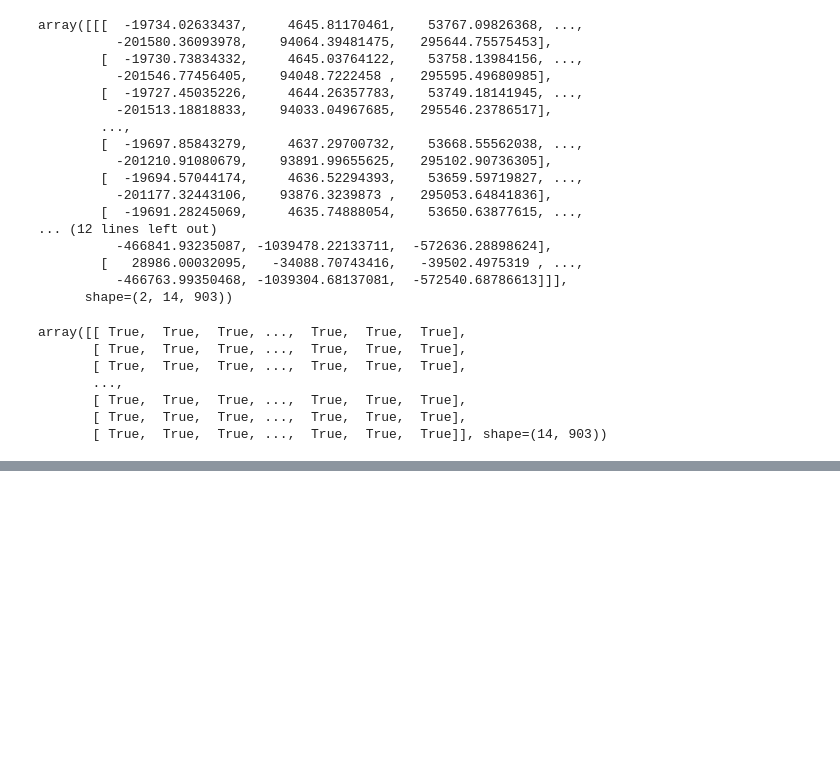
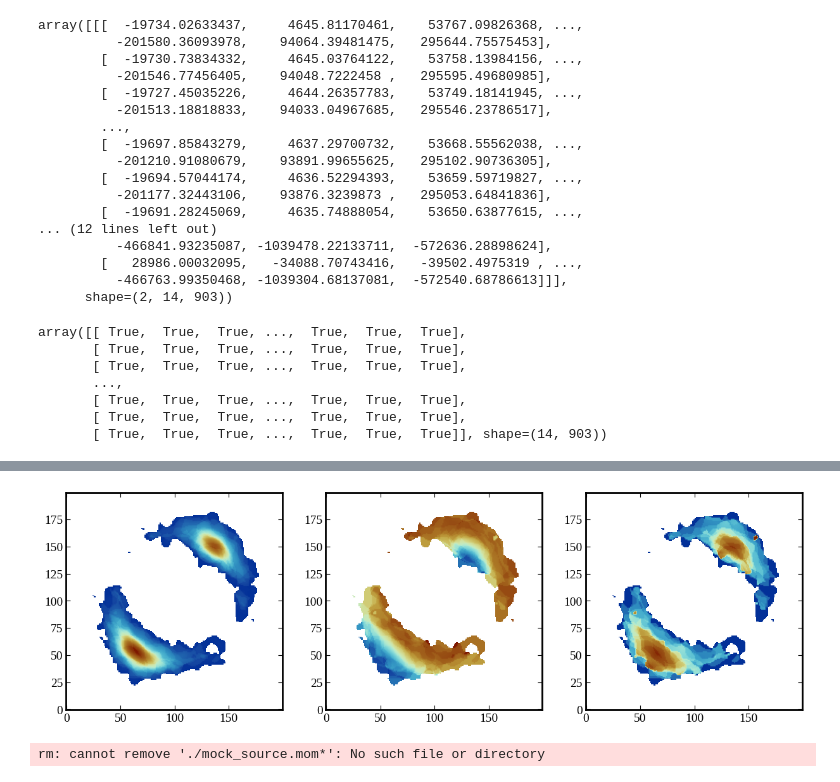
Before and after one commit to tjtakys/glint, a Jupyter notebook: examples/2-1_simobserve.ipynb, the cells around one changed output, grey strips where cells are left out. Drawn from its saved outputs; the diff is of its cells as text; code cells hidden in the pictures; blank space fills up the shorter version.

```diff
--- a/examples/2-1_simobserve.ipynb
+++ b/examples/2-1_simobserve.ipynb
@@ -893,0 +937,48 @@ np.savez(
+# %%
+mom0 = fits.getdata("./sim_imaging/casa_dirty.mom0.fits")
+mom1 = fits.getdata("./sim_imaging/casa_dirty.mom1.fits")
+mom2 = fits.getdata("./sim_imaging/casa_dirty.mom2.fits")
+
+fig, ax = plt.subplots(1, 3, figsize=(15,5))
+ax[0].imshow(mom0, origin='lower', cmap=cm.roma_r)
+ax[1].imshow(mom1, origin='lower', cmap=cm.roma_r)
+ax[2].imshow(mom2, origin='lower', cmap=cm.roma_r)
+plt.show()
+# %% [output]
+[figure, added]
+# %%
+# source model cubeのmoments mapも作ってみる
+os.system("rm -r ./sim_imaging/sim_imaging.alma.cycle7.5.skymodel.mom*")
+for m in [0,1,2]:
+    immoments(
+        imagename="./sim_imaging/sim_imaging.alma.cycle7.5.skymodel",
+        moments=[m],
+        axis = 'spectral',
+        outfile=f"./sim_imaging/sim_imaging.alma.cycle7.5.skymodel.mom{m}",
+        # chans="0~11",
+        # includepix=[3*rms, 1000*rms],
+    )
+    exportfits(
+        imagename=f"./sim_imaging/sim_imaging.alma.cycle7.5.skymodel.mom{m}",
+        fitsimage=f"./sim_imaging/sim_imaging.alma.cycle7.5.skymodel.mom{m}.fits",
+        dropdeg=True, overwrite=True
+    )
+
+# mock_source.fitsからも同様に
+os.system("rm -r ./mock_source.mom*")
+for m in [0,1,2]:
+    immoments(
+        imagename="./mock_source.fits",
+        moments=[m],
+        axis = 'spectral',
+        outfile=f"./mock_source.mom{m}",
+        # chans="0~11",
+        # includepix=[3*rms, 1000*rms],
+    )
+    exportfits(
+        imagename=f"./mock_source.mom{m}",
+        fitsimage=f"./mock_source.mom{m}.fits",
+        dropdeg=True, overwrite=True
+    )
+# %% [output]
+rm: cannot remove './mock_source.mom*': No such file or directory
```
Also changed, not shown: parts of 7 cells of this notebook.
